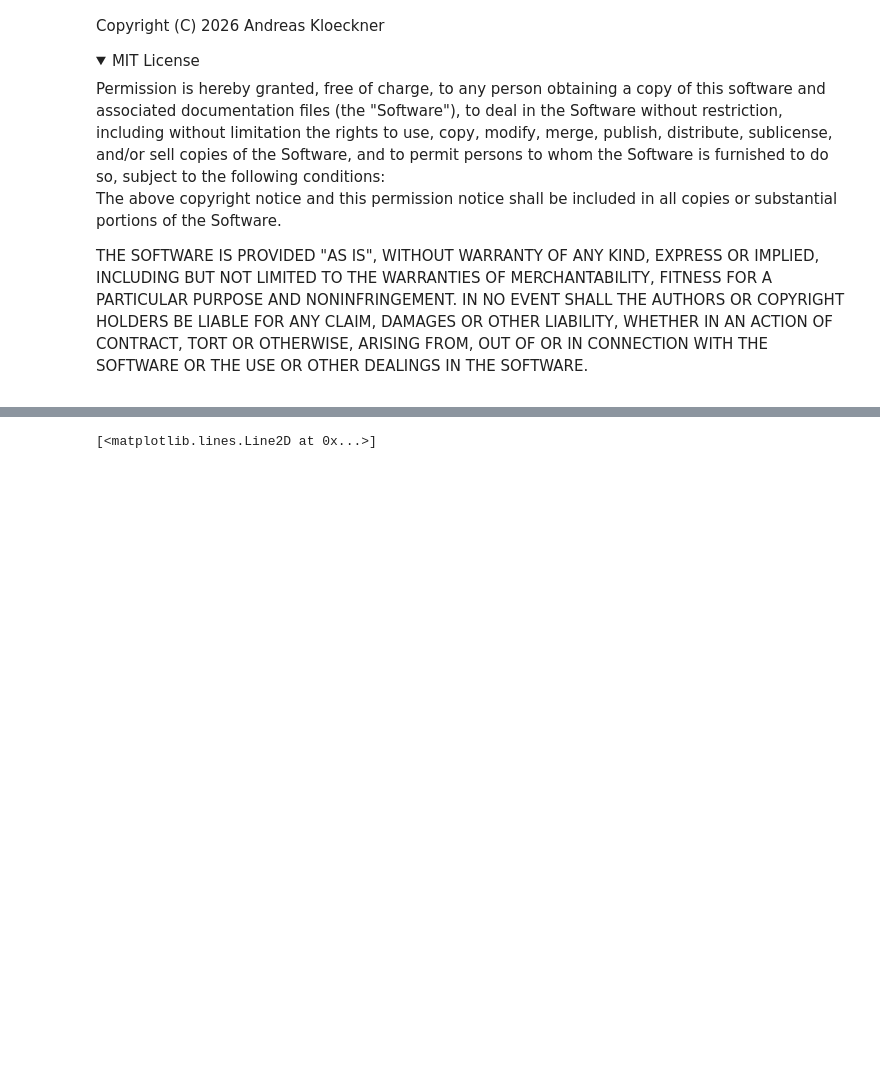
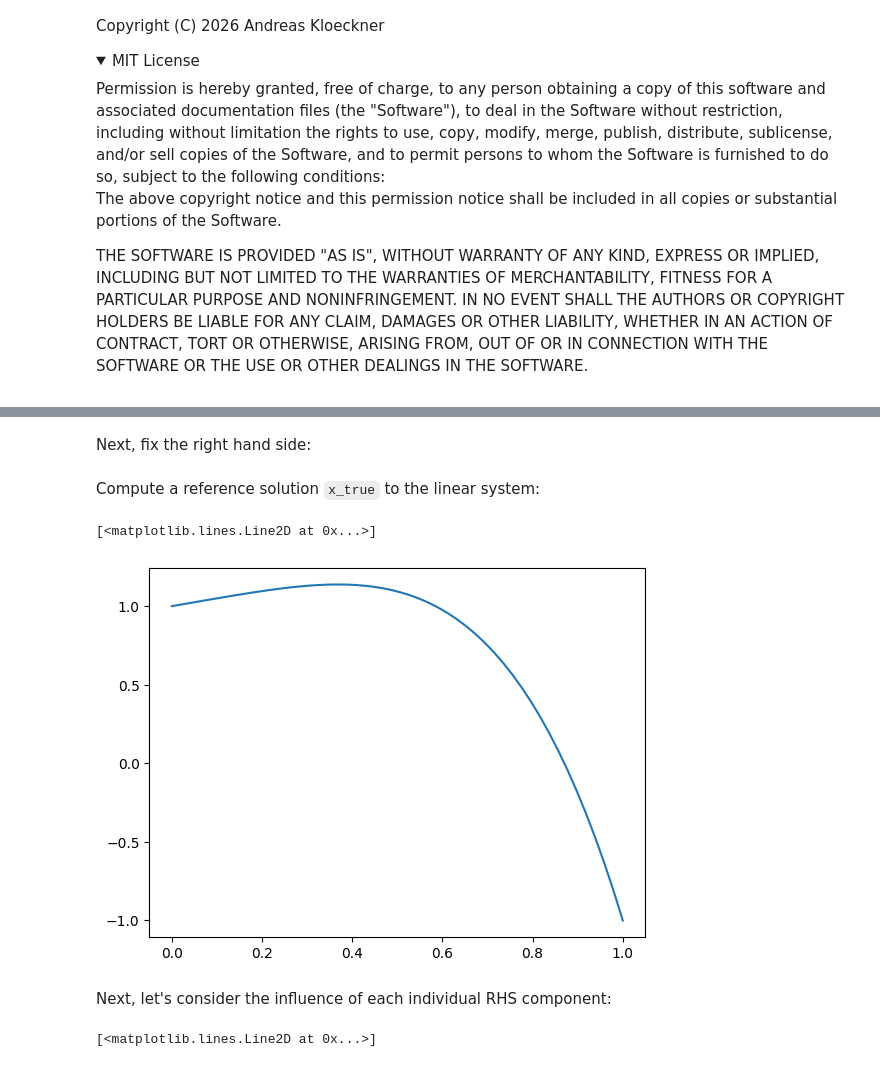
Before and after one commit to inducer/numerics-notes, a Jupyter notebook: demos/pdes/Discrete Greens Functions and Interaction Rank.ipynb, the cells around one changed output, grey strips where cells are left out. Cells and saved outputs as stored; diff of their text form; code cells hidden in the pictures; folded sections open; blank space fills up the shorter version.

```diff
--- a/demos/pdes/Discrete Greens Functions and Interaction Rank.ipynb
+++ b/demos/pdes/Discrete Greens Functions and Interaction Rank.ipynb
@@ -39,6 +50,23 @@ A[0] = 0
 A[-1] = 0
 A[0,0] = 1
 A[-1,-1] = 1
+# %% [markdown]
+Next, fix the right hand side:
+# %%
+#clear
+b = -30*mesh**2
+b[0] = 1
+b[-1] = -1
+# %% [markdown]
+Compute a reference solution `x_true` to the linear system:
+# %%
+x_true = la.solve(A, b)
+pt.plot(mesh, x_true)
+# %% [output]
+[<matplotlib.lines.Line2D at 0x...>]
+[figure, added]
+# %% [markdown]
+Next, let's consider the influence of each individual RHS component:
 # %%
 b = np.zeros_like(mesh)
 
```
Also changed, not shown: parts of 3 cells of this notebook, 3 other files.
